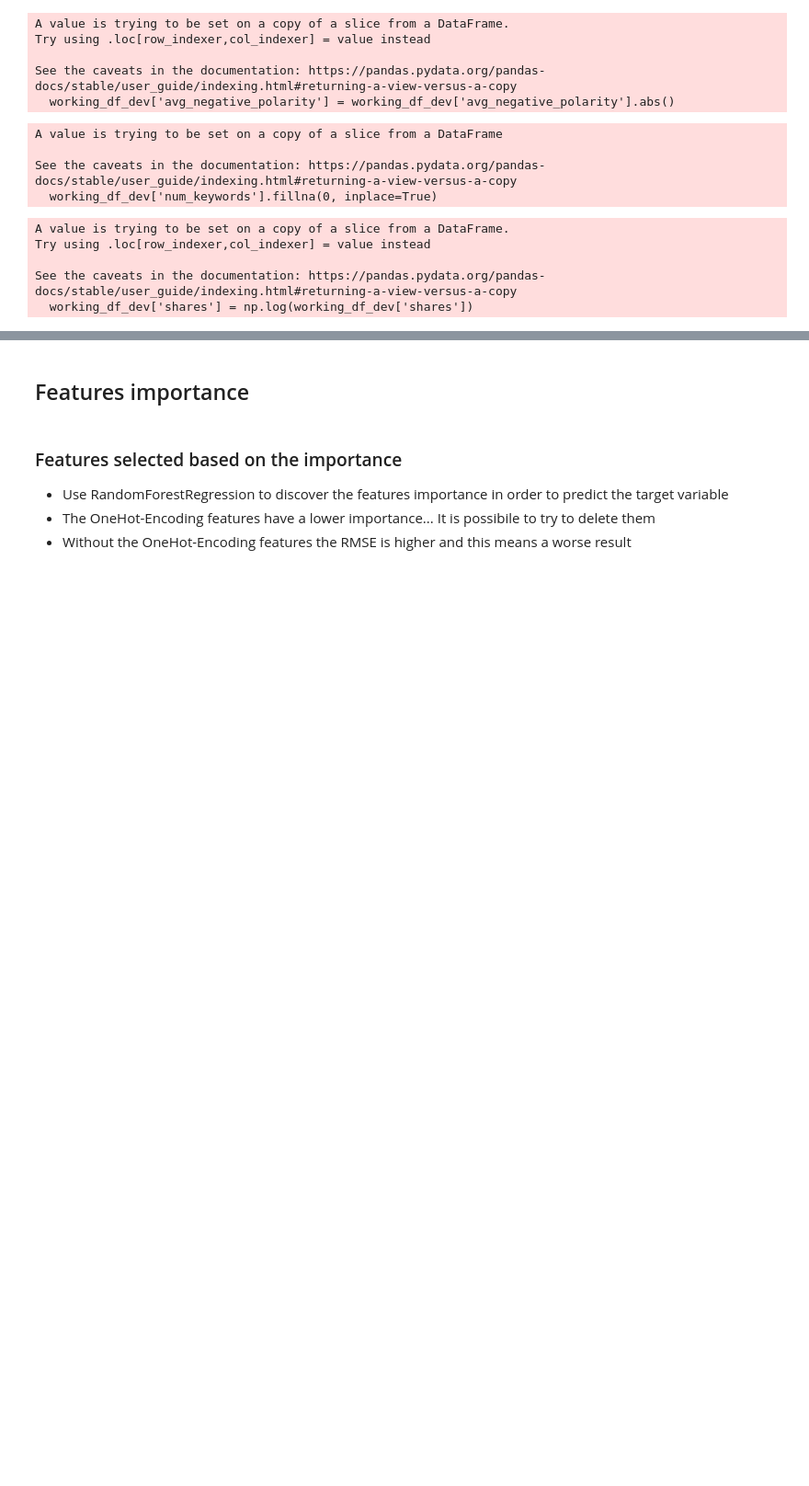
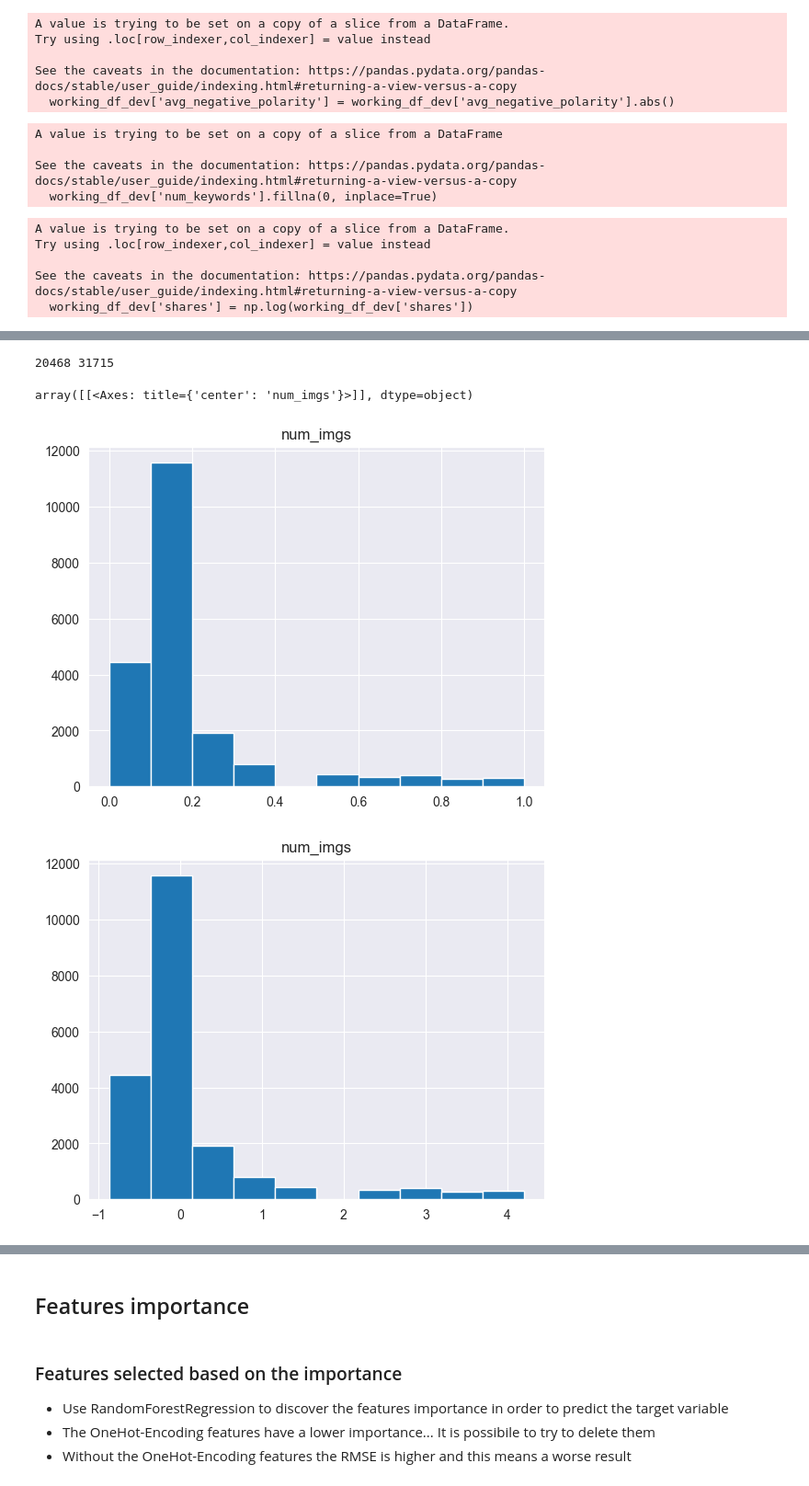
Before and after one commit to lolloberga/predict-shares-online-news, a Jupyter notebook: feature_engeneering.ipynb, the cells around one changed output, grey strips where cells are left out. Shown at 92% size. Drawn from its saved outputs; the diff is of its cells as text; code cells hidden in the pictures; blank space fills up the shorter version.

```diff
--- a/feature_engeneering.ipynb
+++ b/feature_engeneering.ipynb
@@ -234,0 +280,22 @@ working_df_dev
+# %%
+# remove outlier from num_imgs and see if the distribution improve
+# se tagliamo fuori gli outliers usando i percentili si distribuisce meglio ma stiamo tagliando fuori il 20% del dataset
+from sklearn.preprocessing import MinMaxScaler
+
+q1 = df_dev['num_imgs'].describe()['25%']
+q3 = df_dev['num_imgs'].describe()['75%']
+iqr = q3 - q1
+min_num_imgs = q1 - 1.5*iqr
+max_num_imgs = q3 + 1.5*iqr
+new_df_imgs = df_dev[(df_dev.num_imgs < max_num_imgs) & (df_dev.num_imgs > min_num_imgs)]
+print(len(new_df_imgs), len(df_dev))
+
+pd.DataFrame(data=MinMaxScaler(feature_range=(0, 1)).fit_transform(new_df_imgs[['num_imgs']]), columns=['num_imgs']).hist()
+pd.DataFrame(data=StandardScaler().fit_transform(new_df_imgs[['num_imgs']]), columns=['num_imgs']).hist()
+#pd.DataFrame(data=MinMaxScaler(feature_range=(0, 1)).fit_transform(df_dev[['num_imgs']]), columns=['num_imgs']).hist()
+#pd.DataFrame(data=StandardScaler().fit_transform(df_dev[['num_imgs']]), columns=['num_imgs']).hist()
+# %% [output]
+20468 31715
+array([[<Axes: title={'center': 'num_imgs'}>]], dtype=object)
+[figure, added]
+[figure, added]
```
Also changed, not shown: parts of 19 cells of this notebook.
